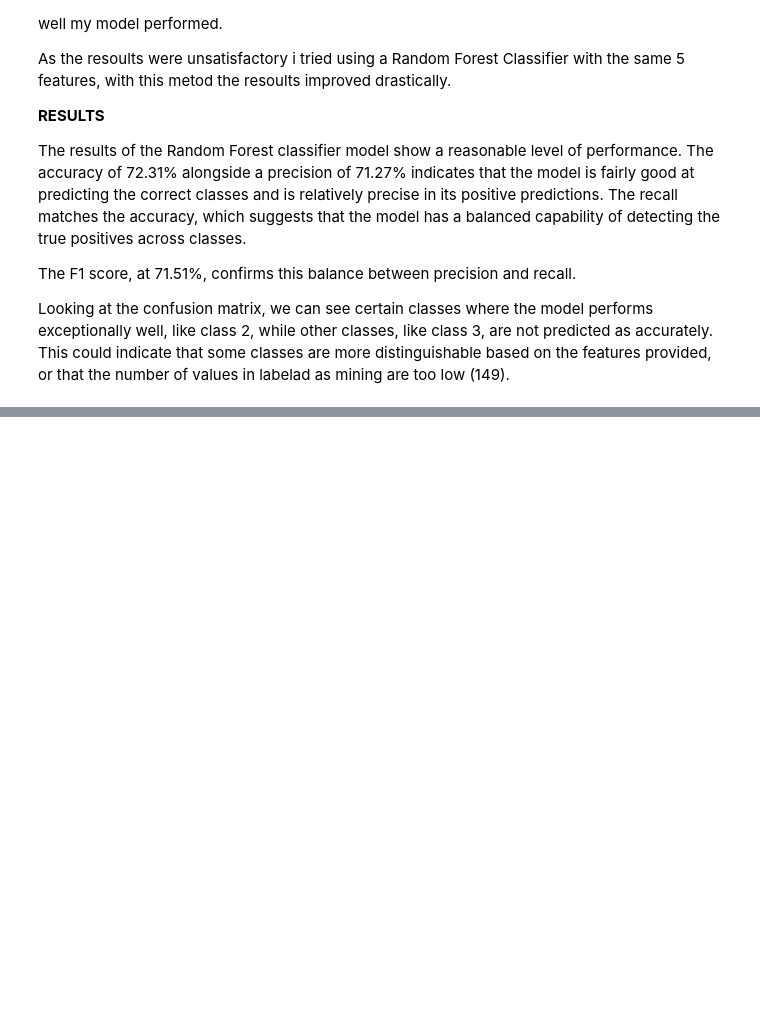
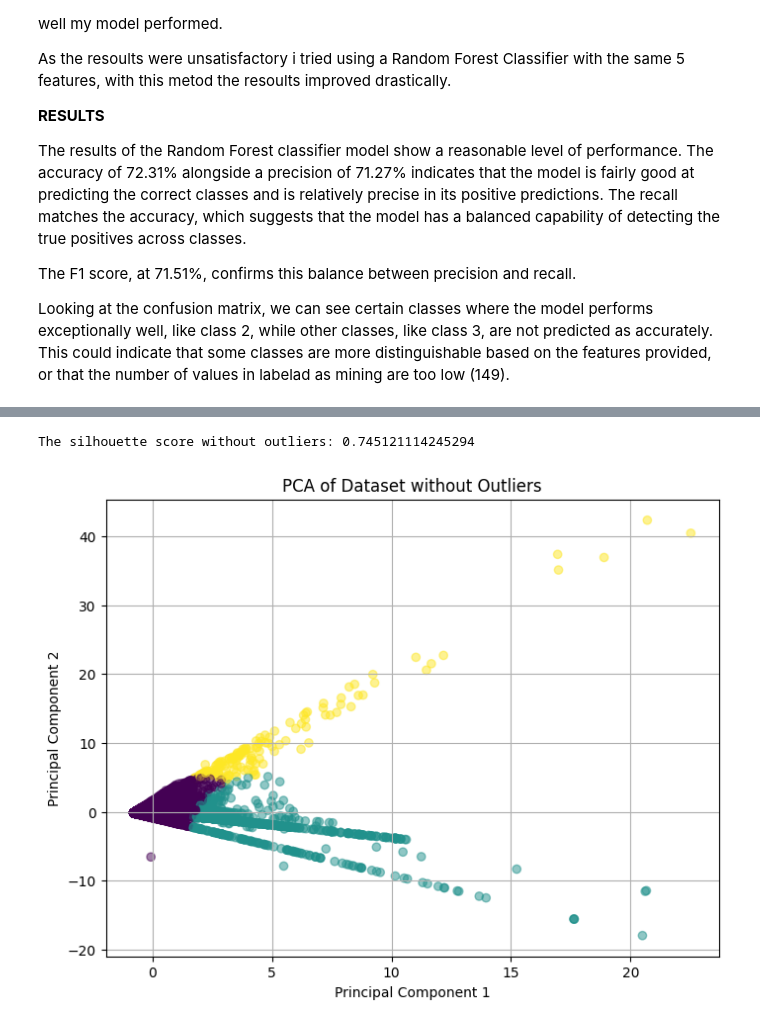
Before and after one commit to fabrizi0rigodanz0/Airbnb_ML_Project, a Jupyter notebook: Bitcoin_Transactions_Analysis.ipynb, the cells around one changed output, grey strips where cells are left out. Saved outputs shown, nothing was run; the diff lists cells and outputs as text; code cells hidden in the pictures; blank space fills up the shorter version.

```diff
--- a/Bitcoin_Transactions_Analysis.ipynb
+++ b/Bitcoin_Transactions_Analysis.ipynb
@@ -1350,0 +1423,38 @@ Looking at the confusion matrix, we can see certain classes where the model perf
+# %%
+# Detecting outliers using z-score for PC1 which seems to have the spread
+z_scores = np.abs(pca_df['PC1'])
+threshold = 3  # Typically a z-score of 3 or -3 is considered an outlier
+outliers = np.where(z_scores > threshold)
+
+outlier_indices = c.index[outliers[0]]
+
+# Remove outliers using the indices from the original dataframe
+df_no_outliers = c.drop(index=outlier_indices)
+
+# Standardize the data without outliers before re-running PCA
+df_scaled_no_outliers = scaler.fit_transform(df_no_outliers)
+
+# Re-run PCA without outliers
+pca_no_outliers = PCA(n_components=2)
+principal_components_no_outliers = pca_no_outliers.fit_transform(df_scaled_no_outliers)
+pca_df_no_outliers = pd.DataFrame(data=principal_components_no_outliers, columns=['PC1', 'PC2'])
+
+# Re-run KMeans without outliers
+kmeans_no_outliers = KMeans(n_clusters=3, init='k-means++', random_state=42)
+y_kmeans_no_outliers = kmeans_no_outliers.fit_predict(df_scaled_no_outliers)
+
+# Evaluate silhouette score without outliers
+silhouette_avg_no_outliers = silhouette_score(df_scaled_no_outliers, y_kmeans_no_outliers)
+print('The silhouette score without outliers:', silhouette_avg_no_outliers)
+
+# Plot the PCA results without outliers
+plt.figure(figsize=(8, 6))
+plt.scatter(pca_df_no_outliers['PC1'], pca_df_no_outliers['PC2'], c=y_kmeans_no_outliers, alpha=0.5)
+plt.title('PCA of Dataset without Outliers')
+plt.xlabel('Principal Component 1')
+plt.ylabel('Principal Component 2')
+plt.grid(True)
+plt.show()
+# %% [output]
+The silhouette score without outliers: 0.745121114245294
+[figure, added]
```
Also changed, not shown: parts of 7 cells of this notebook.
